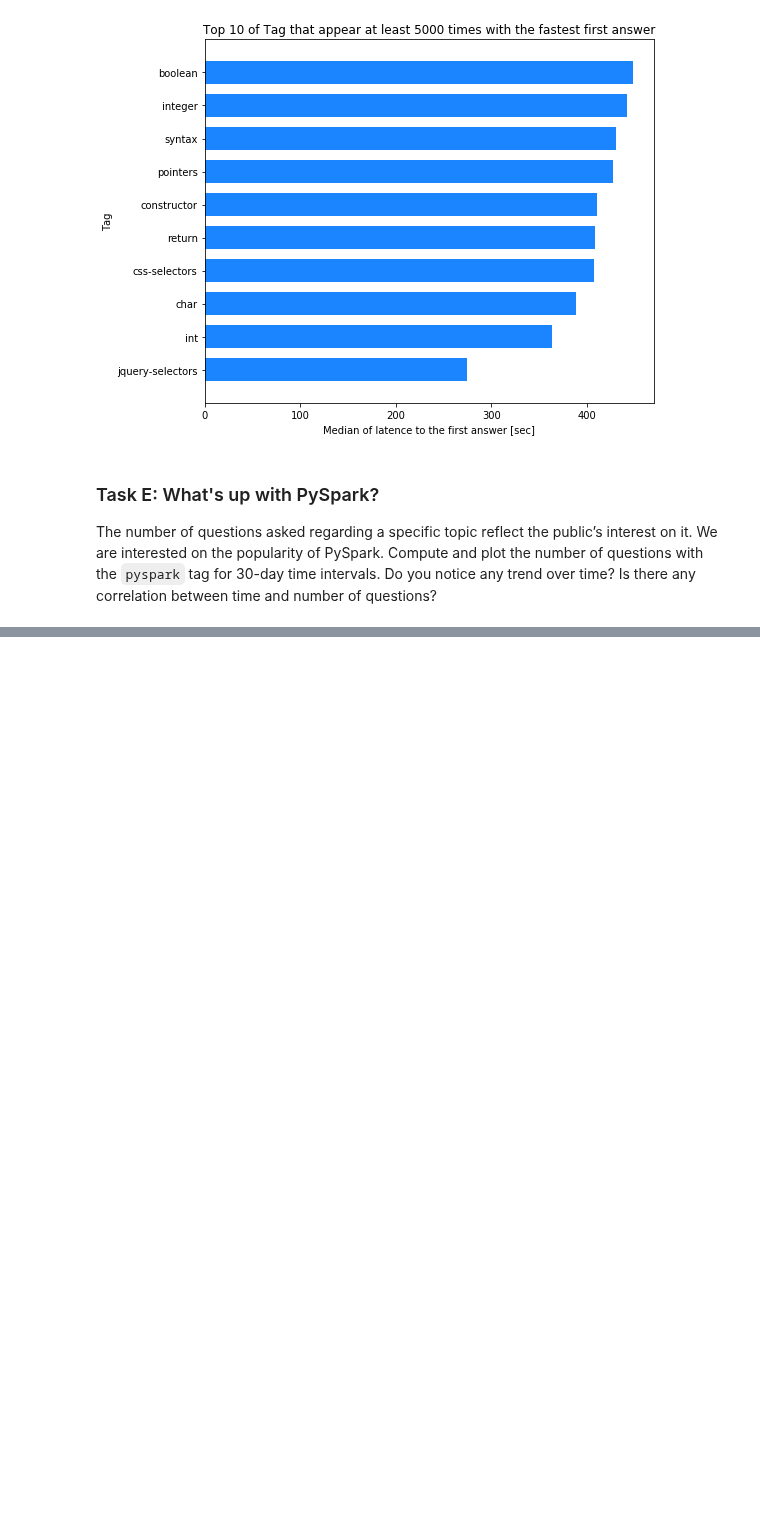
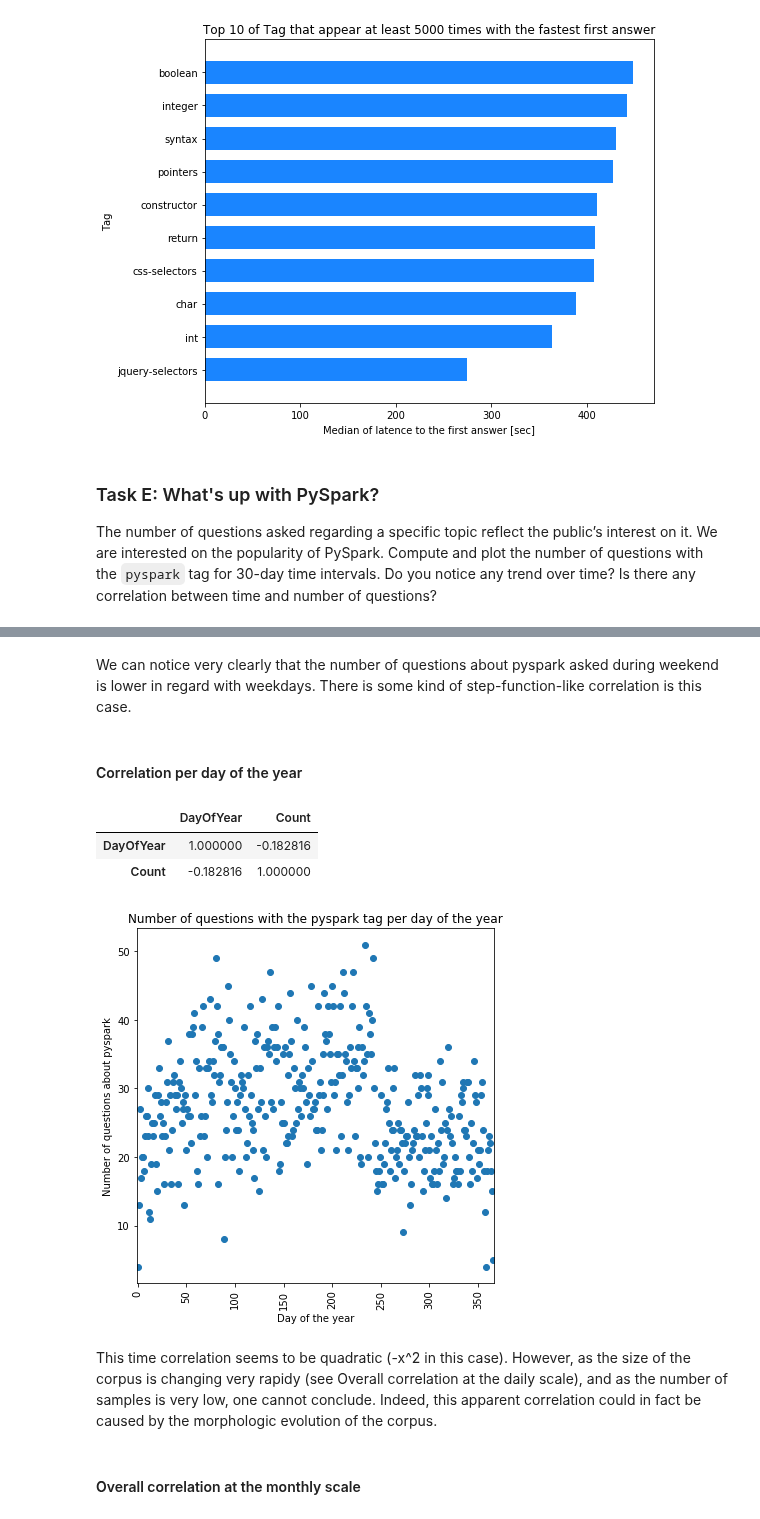
Before and after one commit to vbruttin/ada_homeworks, a Jupyter notebook: Homework3.ipynb, the cells around one changed output, grey strips where cells are left out. Cells and saved outputs as stored; diff of their text form; code cells hidden in the pictures; blank space fills up the shorter version.

```diff
--- a/Homework3.ipynb
+++ b/Homework3.ipynb
@@ -623,0 +757,36 @@ The number of questions asked regarding a specific topic reflect the public’s
+# %% [markdown]
+We can notice very clearly that the number of questions about pyspark asked during weekend is lower in regard with weekdays. There is some kind of step-function-like correlation is this case.
+# %% [markdown]
+#### Correlation per day of the year
+# %%
+# Computing linear correlation
+df_pyspark_dayofyear = pd.DataFrame(df_pyspark_time['Count'].dt.dayofyear.value_counts())
+df_pyspark_dayofyear.reset_index(inplace=True)
+df_pyspark_dayofyear = df_pyspark_dayofyear.rename(index=int, columns={'index' : 'DayOfYear'}).sort_values('DayOfYear',ascending=True)
+df_pyspark_dayofyear.corr(method='pearson') # Computing linear correlation
+# %% [output]
+|  | DayOfYear | Count |
+| DayOfYear | 1.000000 | -0.182816 |
+| Count | -0.182816 | 1.000000 |
+# %%
+# Plotting in order to be able to detect other kinds of correlation
+
+y, x = df_pyspark_dayofyear.Count, df_pyspark_dayofyear.DayOfYear
+
+fig, ax = plt.subplots(figsize=(6, 6))
+
+ax.scatter(x-1, y)
+
+ax.set_xlabel('Day of the year')
+ax.set_ylabel('Number of questions about pyspark')
+ax.set_title('Number of questions with the pyspark tag per day of the year')
+plt.xticks(rotation=90)
+ax.set_xlim(-1, len(x))
+fig.tight_layout()
+plt.show()
+# %% [output]
+[figure, added]
+# %% [markdown]
+This time correlation seems to be quadratic (-x^2 in this case). However, as the size of the corpus is changing very rapidy (see Overall correlation at the daily scale), and as the number of samples is very low, one cannot conclude. Indeed, this apparent correlation could in fact be caused by the morphologic evolution of the corpus.
+# %% [markdown]
+#### Overall correlation at the monthly scale
```
Also changed, not shown: parts of 20 cells of this notebook, 1 other file.
